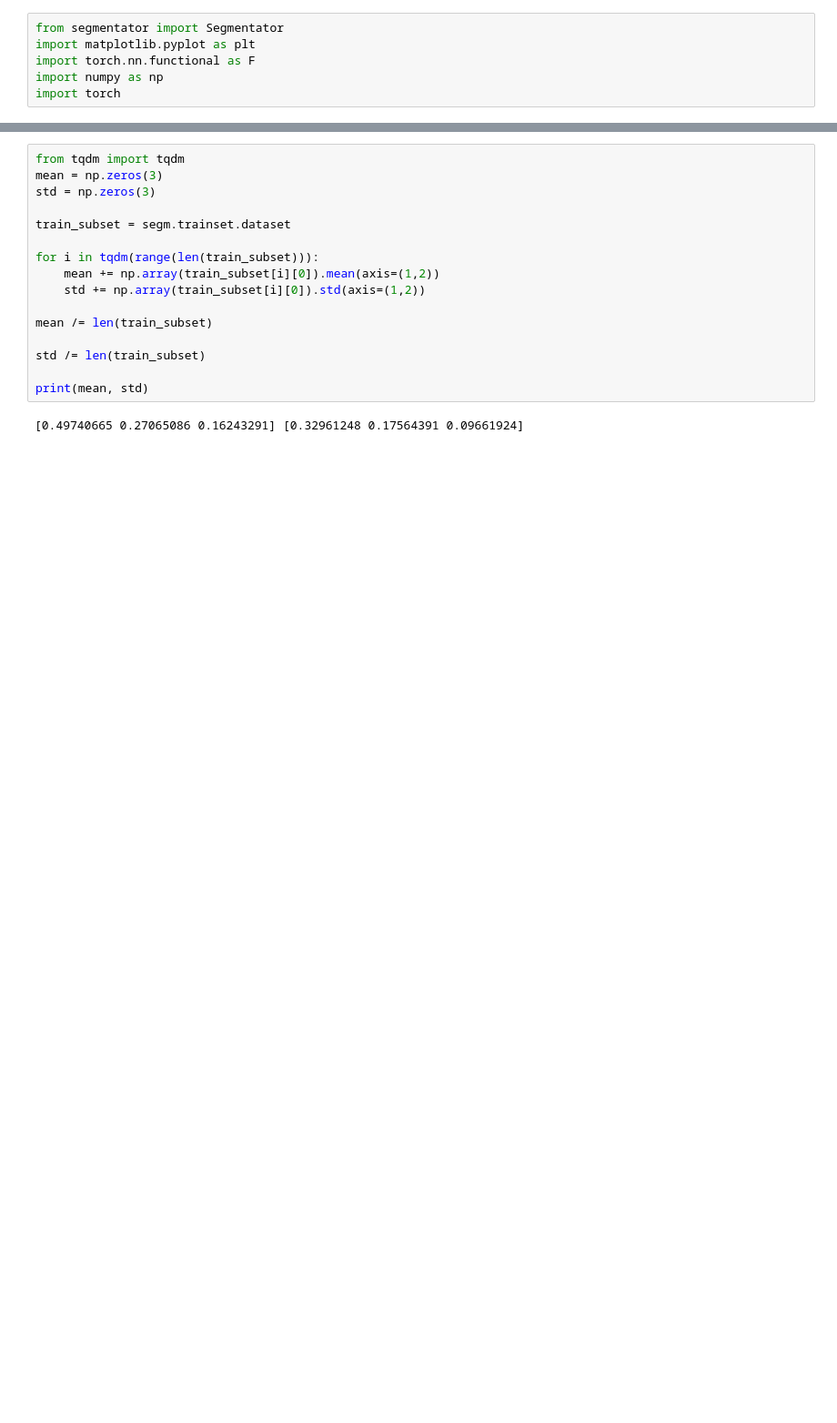
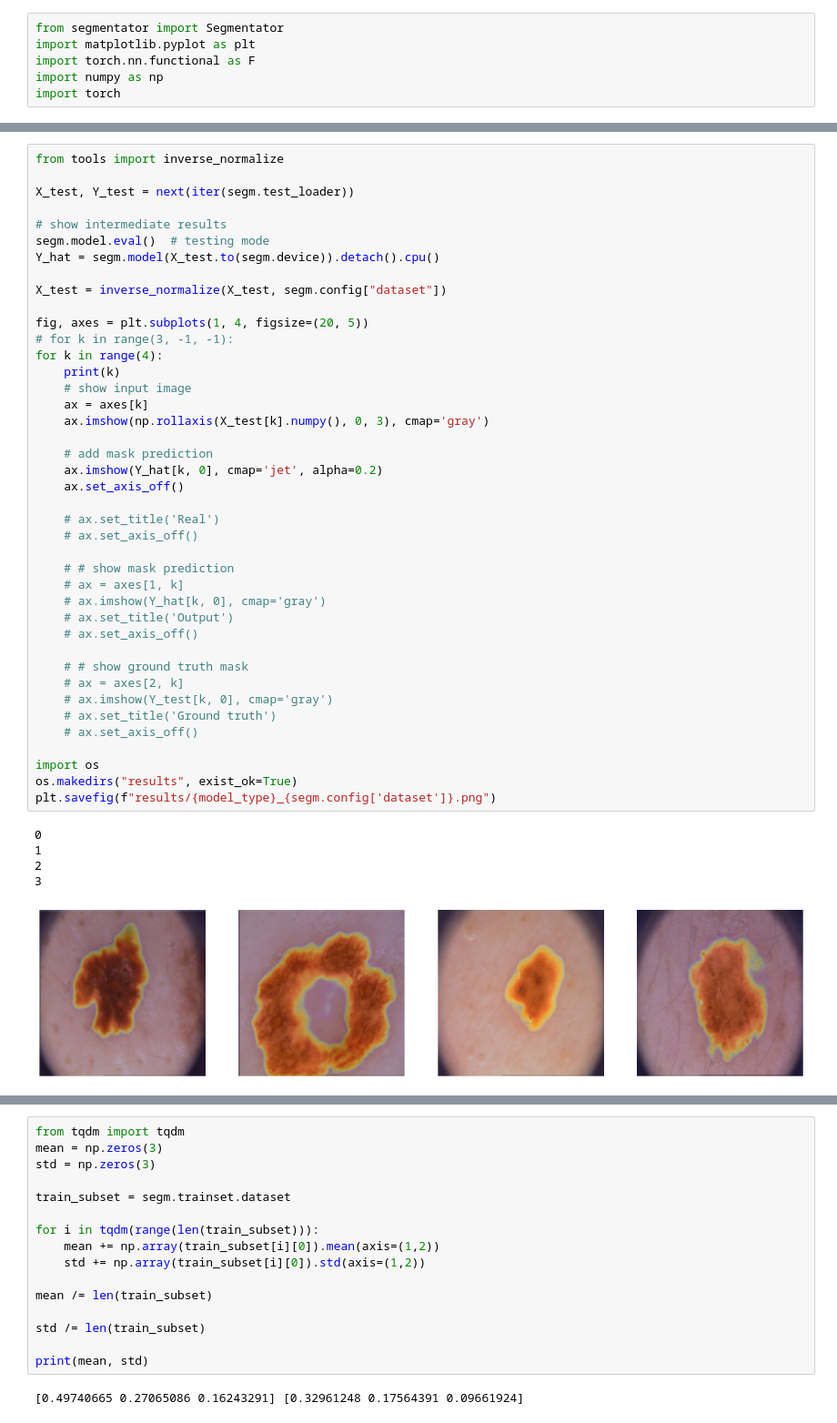
Before and after one commit to s183920/02514-Deep-Learning-In-Computer-Vision, a Jupyter notebook: segmentation/lukas.ipynb, the cells around one changed output, grey strips where cells are left out. Shown at 91% size. Cells and saved outputs as stored; diff of their text form; blank space fills up the shorter version.

Commit message:
first results

```diff
--- a/segmentation/lukas.ipynb
+++ b/segmentation/lukas.ipynb
@@ -15,0 +62,47 @@ Loaded 3 validation images
+# %%
+from tools import inverse_normalize
+
+X_test, Y_test = next(iter(segm.test_loader))
+
+# show intermediate results
+segm.model.eval()  # testing mode
+Y_hat = segm.model(X_test.to(segm.device)).detach().cpu()
+
+X_test = inverse_normalize(X_test, segm.config["dataset"])
+
+fig, axes = plt.subplots(1, 4, figsize=(20, 5))
+# for k in range(3, -1, -1):
+for k in range(4):
+    print(k)
+    # show input image
+    ax = axes[k]
+    ax.imshow(np.rollaxis(X_test[k].numpy(), 0, 3), cmap='gray')
+
+    # add mask prediction
+    ax.imshow(Y_hat[k, 0], cmap='jet', alpha=0.2)
+    ax.set_axis_off()
+
+    # ax.set_title('Real')
+    # ax.set_axis_off()
+
+    # # show mask prediction
+    # ax = axes[1, k]
+    # ax.imshow(Y_hat[k, 0], cmap='gray')
+    # ax.set_title('Output')
+    # ax.set_axis_off()
+
+    # # show ground truth mask
+    # ax = axes[2, k]
+    # ax.imshow(Y_test[k, 0], cmap='gray')
+    # ax.set_title('Ground truth')
+    # ax.set_axis_off()
+
+import os
+os.makedirs("results", exist_ok=True)
+plt.savefig(f"results/{model_type}_{segm.config['dataset']}.png")
+# %% [output]
+0
+1
+2
+3
+[figure, added]
```
Also changed, not shown: parts of 9 cells of this notebook, 5 other files.
